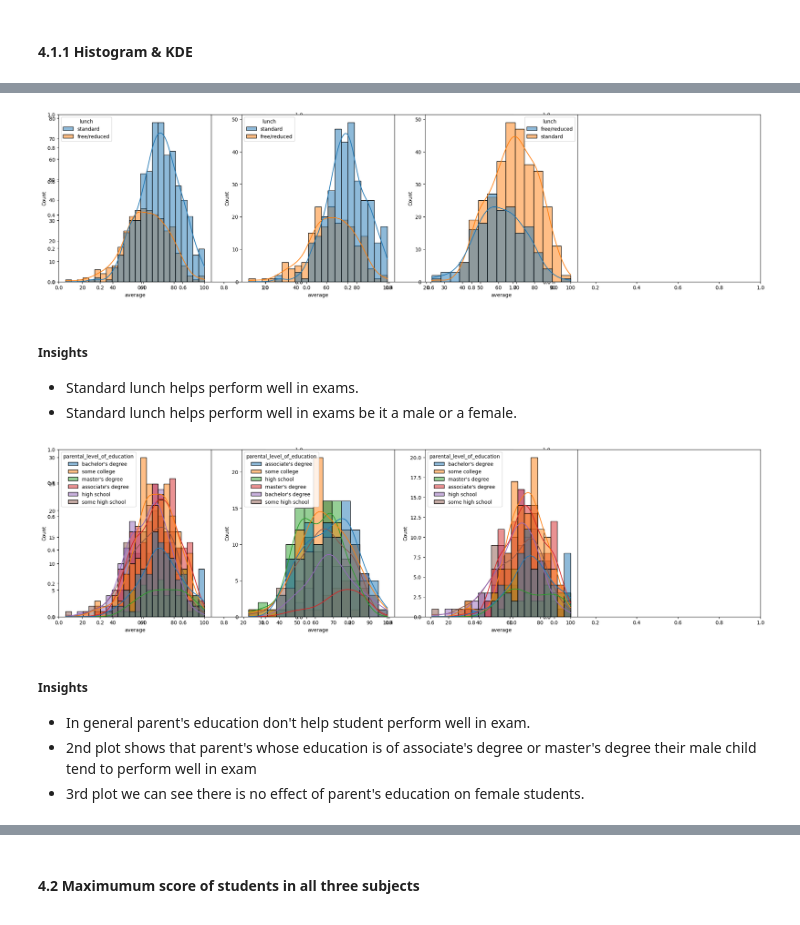
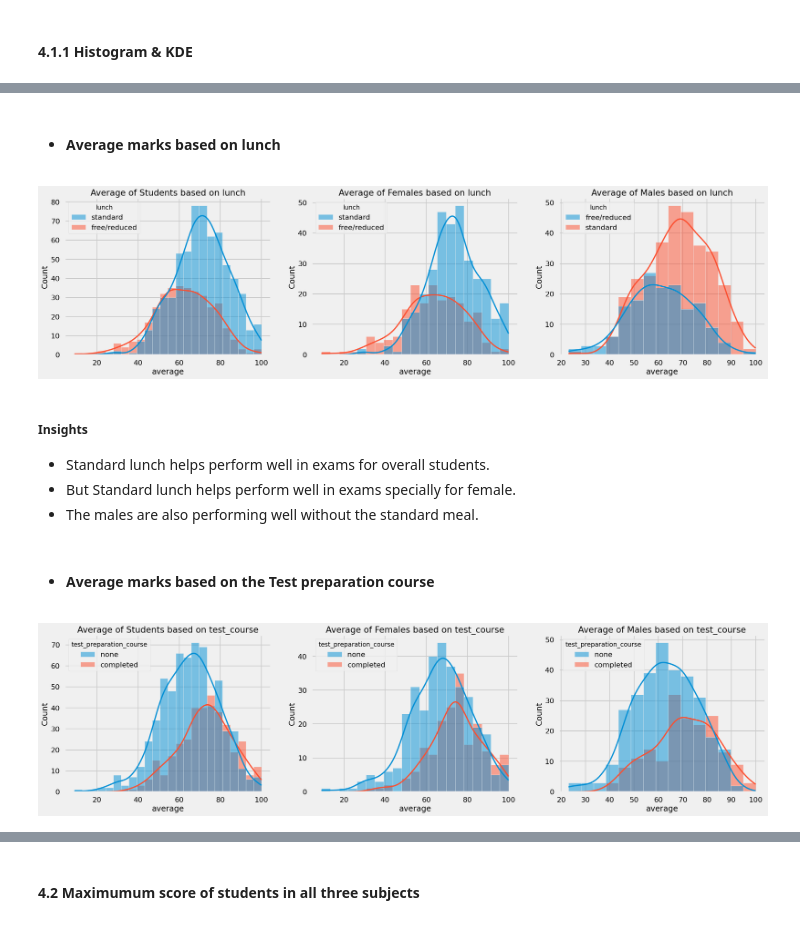
Before and after one commit to RKMahaur/ML-PROJECT-Student-Performance-Indicator, a Jupyter notebook: notebook/1 . EDA STUDENT PERFORMANCE .ipynb, the cells around one changed output, grey strips where cells are left out. Saved outputs shown, nothing was run; the diff lists cells and outputs as text; code cells hidden in the pictures.

```diff
--- a/notebook/1 . EDA STUDENT PERFORMANCE .ipynb
+++ b/notebook/1 . EDA STUDENT PERFORMANCE .ipynb
@@ -224,8 +205,8 @@ df.head(2)
 # %% [markdown]
 ### 3.8 Adding columns for "Total Score" and "Average"
 # %%
-df['total score'] = df['math_score'] + df['reading_score'] + df['writing_score']
-df['average'] = df['total score']/len(numeric_features)
+df['total_score'] = df['math_score'] + df['reading_score'] + df['writing_score']
+df['average'] = df['total_score']/len(numeric_features)
 df.head()
 # %% [output]
 |  | gender | race_ethnicity | parental_level_of_education | lunch | test_preparation_course | math_score | ... |
@@ -293,31 +340,45 @@ plt.show()
+# %% [markdown]
+- #### Average marks based on lunch
 # %%
 plt.subplots(1,3,figsize=(25,6))
-plt.subplot(141)
+
+plt.subplot(131)
+plt.title('Average of Students based on lunch')
 sns.histplot(data=df,x='average',kde=True,hue='lunch')
-plt.subplot(142)
+
+plt.subplot(132)
+plt.title('Average of Females based on lunch')
 sns.histplot(data=df[df.gender=='female'],x='average',kde=True,hue='lunch')
-plt.subplot(143)
+
+plt.subplot(133)
+plt.title('Average of Males based on lunch')
 sns.histplot(data=df[df.gender=='male'],x='average',kde=True,hue='lunch')
+
 plt.show()
 # %% [output]
-[figure, old version]
+[figure, new version]
 # %% [markdown]
 #####  Insights
-- Standard lunch helps perform well in exams.
-- Standard lunch helps perform well in exams be it a male or a female.
+- Standard lunch helps perform well in exams for overall students.
+- But Standard lunch helps perform well in exams specially for female.
+- The males are also performing well without the standard meal.
+# %% [markdown]
+- #### Average marks based on the Test preparation course
 # %%
 plt.subplots(1,3,figsize=(25,6))
-plt.subplot(141)
-ax =sns.histplot(data=df,x='average',kde=True,hue='parental_level_of_education')
-plt.subplot(142)
-ax =sns.histplot(data=df[df.gender=='male'],x='average',kde=True,hue='parental_level_of_education')
-plt.subplot(143)
-ax =sns.histplot(data=df[df.gender=='female'],x='average',kde=True,hue='parental_level_of_education')
+
+plt.subplot(131)
+plt.title('Average of Students based on test_course')
+sns.histplot(data=df,x='average',kde=True,hue='test_preparation_course')
+
+plt.subplot(132)
+plt.title('Average of Females based on test_course')
+sns.histplot(data=df[df.gender=='female'],x='average',kde=True,hue='test_preparation_course')
+
+plt.subplot(133)
+plt.title('Average of Males based on test_course')
+sns.histplot(data=df[df.gender=='male'],x='average',kde=True,hue='test_preparation_course')
+
 plt.show()
 # %% [output]
-[figure, old version]
+[figure, new version]
-# %% [markdown]
-#####  Insights
-- In general parent's education don't help student perform well in exam.
-- 2nd plot shows that parent's whose education is of associate's degree or master's degree their male child tend to perform well in exam
-- 3rd plot we can see there is no effect of parent's education on female students.
```
Also changed, not shown: parts of 48 cells of this notebook, 3 other files.
